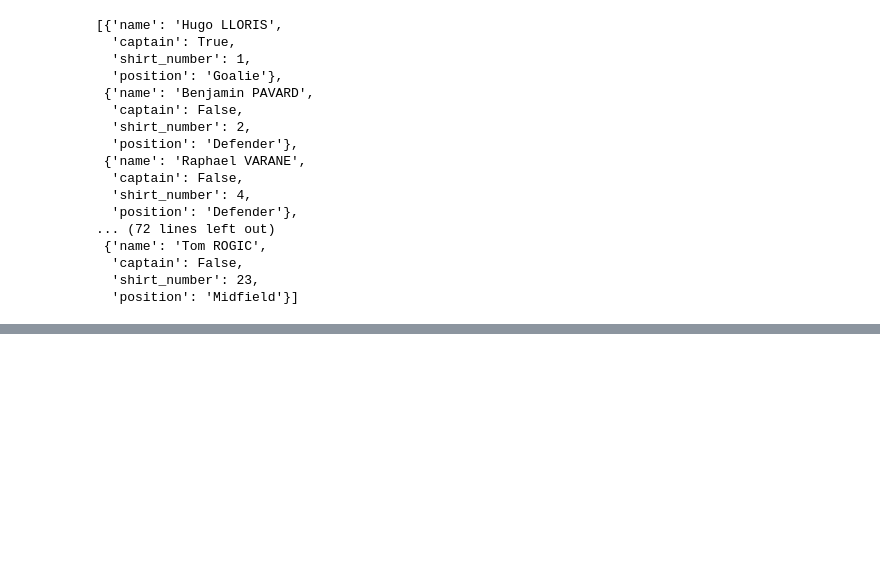
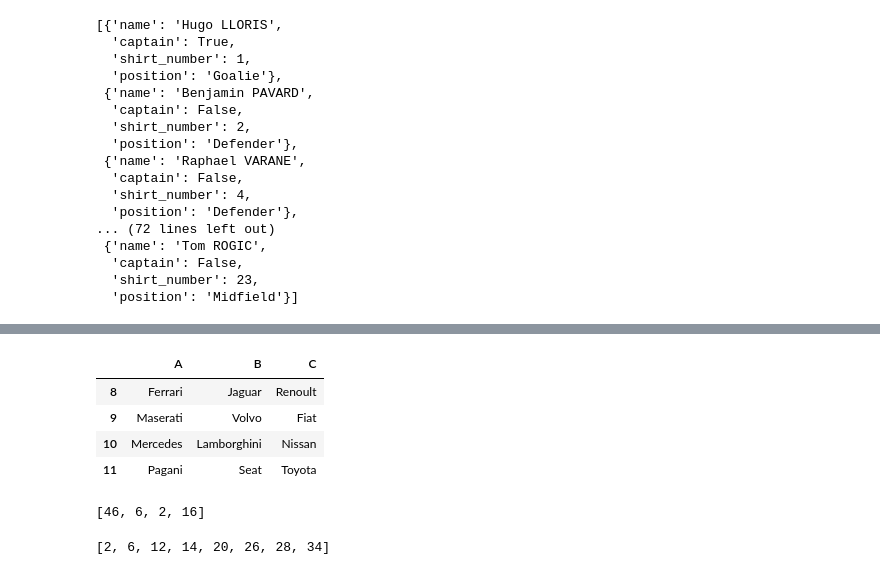
Before and after one commit to soledadmusella/time-series-practice, a Jupyter notebook: python.exercises.ipynb, the cells around one changed output, grey strips where cells are left out. Drawn from its saved outputs; the diff is of its cells as text; code cells hidden in the pictures; blank space fills up the shorter version.

```diff
--- a/python.exercises.ipynb
+++ b/python.exercises.ipynb
@@ -754,0 +830,8 @@ players
+# %%
+cars
+# %% [output]
+|  | A | B | C |
+| 8 | Ferrari | Jaguar | Renoult |
+| 9 | Maserati | Volvo | Fiat |
+| 10 | Mercedes | Lamborghini | Nissan |
+| 11 | Pagani | Seat | Toyota |
@@ -754,0 +842,19 @@ players
+# %%
+# Program to filter out only the even items from a list
+numbers = [46, 51, 33, 6, 25, 47, 2, 16]
+
+my_list = list(filter(lambda x: (x%2 == 0) , numbers))
+
+print(my_list)
+# %% [output]
+[46, 6, 2, 16]
+# %%
+# Program to double each item in a list using map()
+
+numbers_2 = [1, 3, 6, 7, 10, 13, 14, 17]
+
+my_list_2 = list(map(lambda x: x * 2 , numbers_2))
+
+print(my_list_2)
+# %% [output]
+[2, 6, 12, 14, 20, 26, 28, 34]
```
Also changed, not shown: parts of 16 cells of this notebook.
